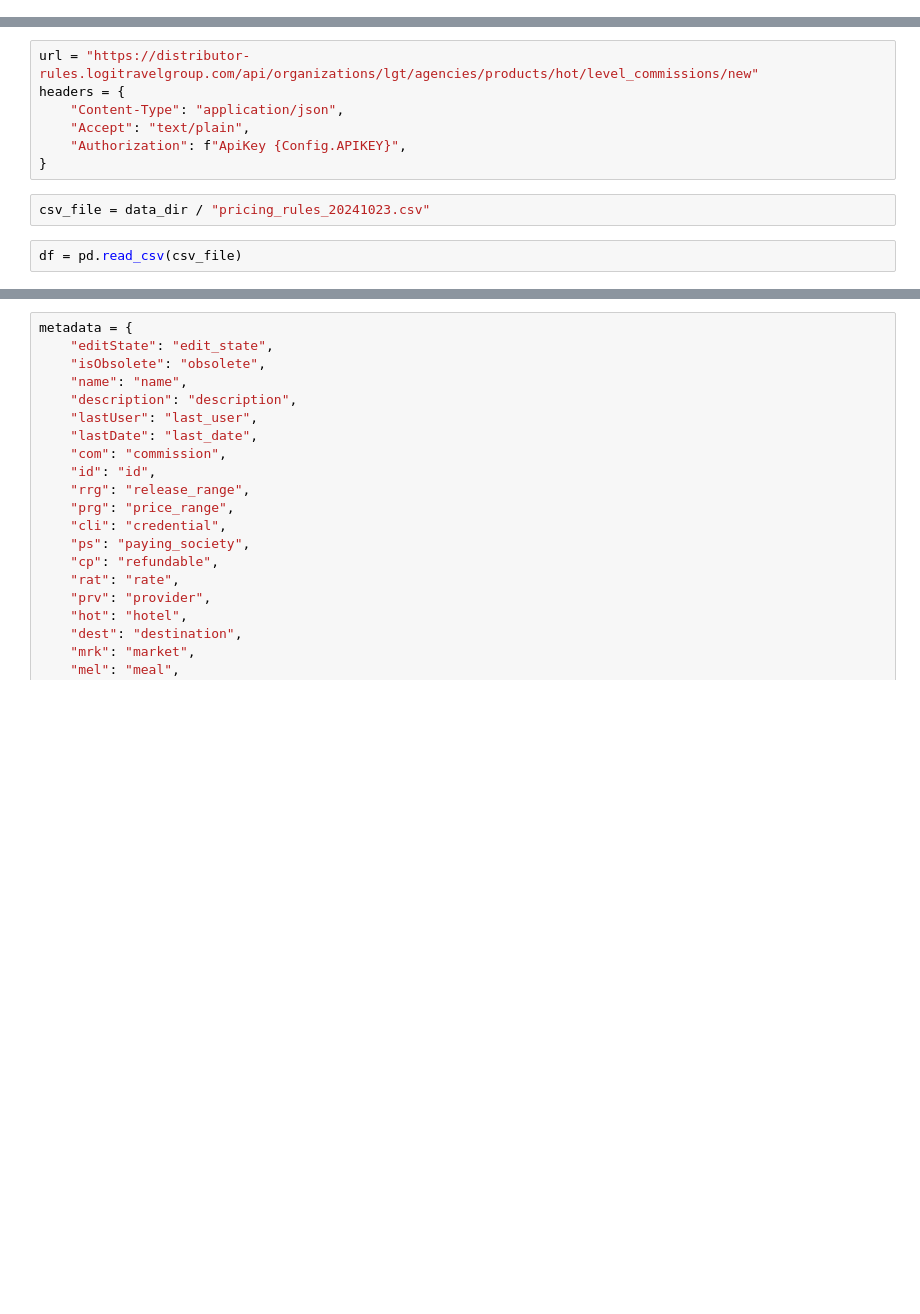
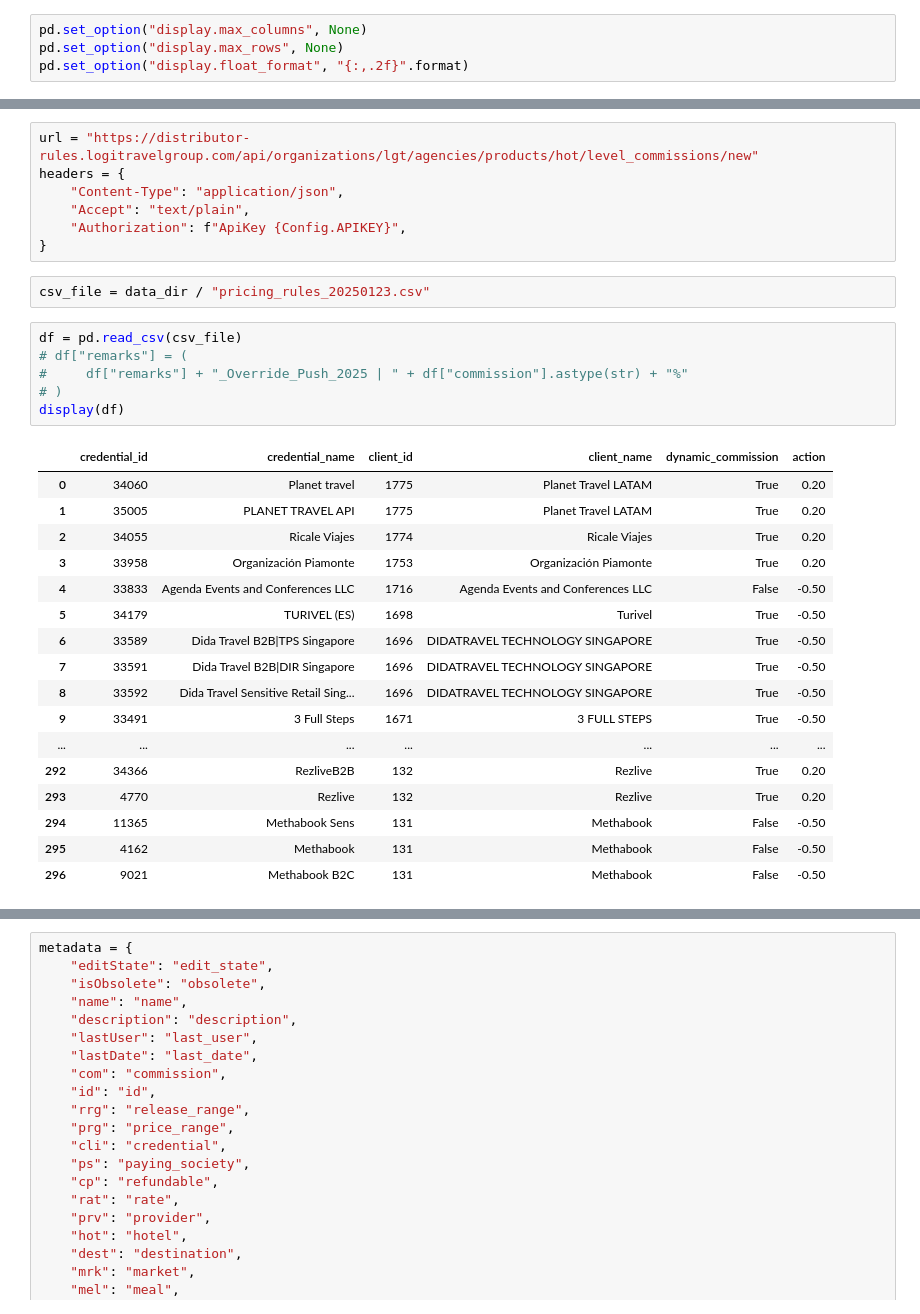
Before and after one commit to justivan/smyrooms-lab, a Jupyter notebook: notebooks/set_pricing_rules.ipynb, the cells around one changed output, grey strips where cells are left out. Cells and saved outputs as stored; diff of their text form; blank space fills up the shorter version.

```diff
--- a/notebooks/set_pricing_rules.ipynb
+++ b/notebooks/set_pricing_rules.ipynb
@@ -6,6 +6,10 @@ import pandas as pd
 import requests
 
 from config import Config
+# %%
+pd.set_option("display.max_columns", None)
+pd.set_option("display.max_rows", None)
+pd.set_option("display.float_format", "{:,.2f}".format)
 # %%
 base_dir = Path(".").resolve()
 data_dir = base_dir / "data"
@@ -17,6 +21,28 @@ headers = {
     "Authorization": f"ApiKey {Config.APIKEY}",
 }
 # %%
-csv_file = data_dir / "pricing_rules_20241023.csv"
+csv_file = data_dir / "pricing_rules_20250123.csv"
 # %%
 df = pd.read_csv(csv_file)
+# df["remarks"] = (
+#     df["remarks"] + "_Override_Push_2025 | " + df["commission"].astype(str) + "%"
+# )
+display(df)
+# %% [output]
+|  | credential_id | credential_name | client_id | client_name | dynamic_commission | action |
+| 0 | 34060 | Planet travel | 1775 | Planet Travel LATAM | True | 0.20 |
+| 1 | 35005 | PLANET TRAVEL API | 1775 | Planet Travel LATAM | True | 0.20 |
+| 2 | 34055 | Ricale Viajes | 1774 | Ricale Viajes | True | 0.20 |
+| 3 | 33958 | Organización Piamonte | 1753 | Organización Piamonte | True | 0.20 |
+| 4 | 33833 | Agenda Events and Conferences LLC | 1716 | Agenda Events and Conferences LLC | False | -0.50 |
+| 5 | 34179 | TURIVEL (ES) | 1698 | Turivel | True | -0.50 |
+| 6 | 33589 | Dida Travel B2B|TPS Singapore | 1696 | DIDATRAVEL TECHNOLOGY SINGAPORE | True | -0.50 |
+| 7 | 33591 | Dida Travel B2B|DIR Singapore | 1696 | DIDATRAVEL TECHNOLOGY SINGAPORE | True | -0.50 |
+| 8 | 33592 | Dida Travel Sensitive Retail Sing... | 1696 | DIDATRAVEL TECHNOLOGY SINGAPORE | True | -0.50 |
+| 9 | 33491 | 3 Full Steps | 1671 | 3 FULL STEPS | True | -0.50 |
+| ... | ... | ... | ... | ... | ... | ... |
+| 292 | 34366 | RezliveB2B | 132 | Rezlive | True | 0.20 |
+| 293 | 4770 | Rezlive | 132 | Rezlive | True | 0.20 |
+| 294 | 11365 | Methabook Sens | 131 | Methabook | False | -0.50 |
+| 295 | 4162 | Methabook | 131 | Methabook | False | -0.50 |
+| 296 | 9021 | Methabook B2C | 131 | Methabook | False | -0.50 |
```
Also changed, not shown: parts of 8 cells of this notebook, 14 other files.
